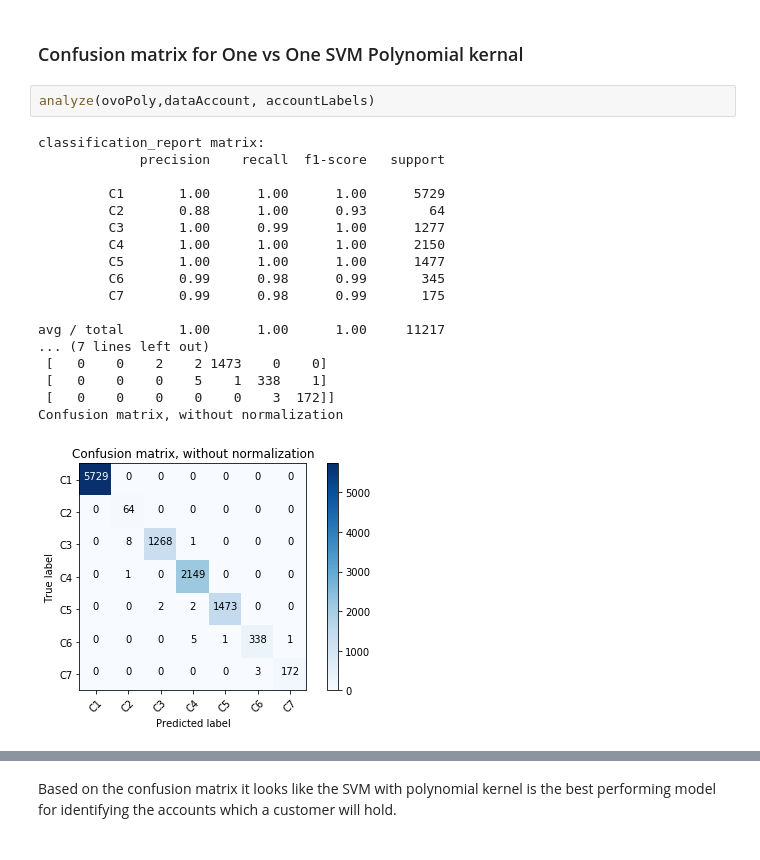
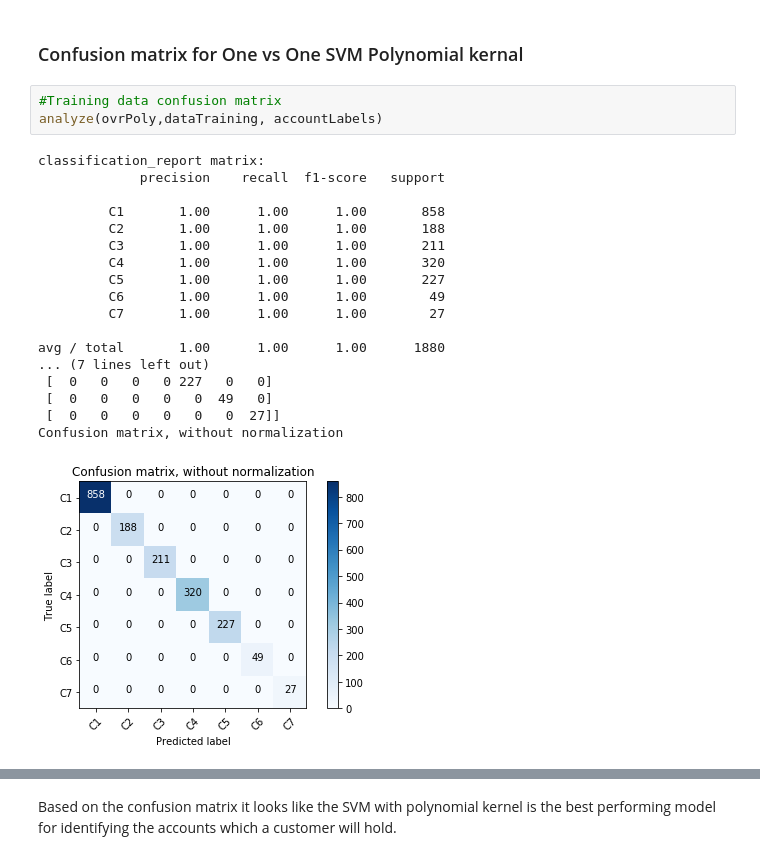
Before and after one commit to yilingzeroone/KE5206CI_CA1SVM, a Jupyter notebook: CA2.ipynb, the cells around one changed output, grey strips where cells are left out. Saved outputs shown, nothing was run; the diff lists cells and outputs as text.

```diff
--- a/CA2.ipynb
+++ b/CA2.ipynb
@@ -579,23 +630,24 @@ Confusion matrix, without normalization
 # %% [markdown]
 ### Confusion matrix for One vs One SVM Polynomial kernal
-# %%
-analyze(ovoPoly,dataAccount, accountLabels)
-# %% [output]
-classification_report matrix:
-             precision    recall  f1-score   support
-
-         C1       1.00      1.00      1.00      5729
-         C2       0.88      1.00      0.93        64
-         C3       1.00      0.99      1.00      1277
-         C4       1.00      1.00      1.00      2150
-         C5       1.00      1.00      1.00      1477
-         C6       0.99      0.98      0.99       345
-         C7       0.99      0.98      0.99       175
-
-avg / total       1.00      1.00      1.00     11217
-... (7 lines left out)
- [   0    0    2    2 1473    0    0]
- [   0    0    0    5    1  338    1]
- [   0    0    0    0    0    3  172]]
-Confusion matrix, without normalization
-[figure, removed]
+# %%
+#Training data confusion matrix
+analyze(ovrPoly,dataTraining, accountLabels)
+# %% [output]
+classification_report matrix:
+             precision    recall  f1-score   support
+
+         C1       1.00      1.00      1.00       858
+         C2       1.00      1.00      1.00       188
+         C3       1.00      1.00      1.00       211
+         C4       1.00      1.00      1.00       320
+         C5       1.00      1.00      1.00       227
+         C6       1.00      1.00      1.00        49
+         C7       1.00      1.00      1.00        27
+
+avg / total       1.00      1.00      1.00      1880
+... (7 lines left out)
+ [  0   0   0   0 227   0   0]
+ [  0   0   0   0   0  49   0]
+ [  0   0   0   0   0   0  27]]
+Confusion matrix, without normalization
+[figure, added]
```
Also changed, not shown: parts of 15 cells of this notebook.
